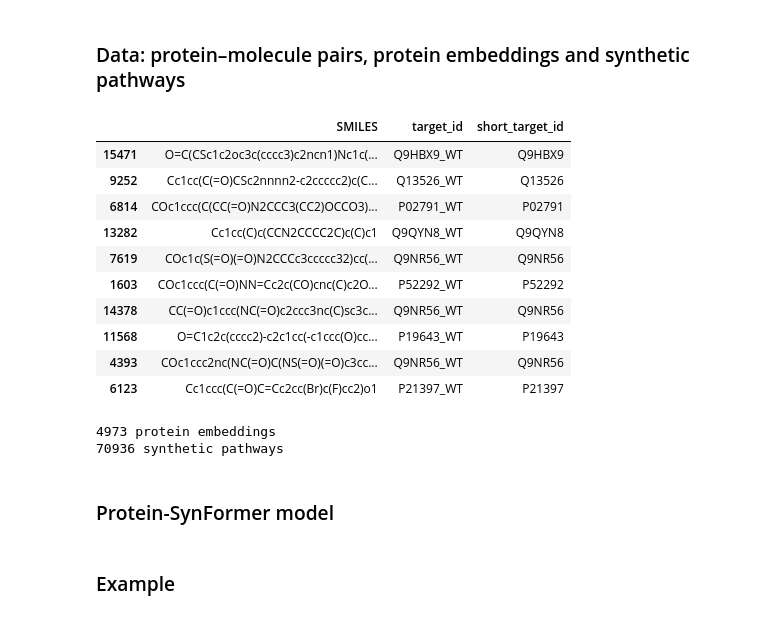
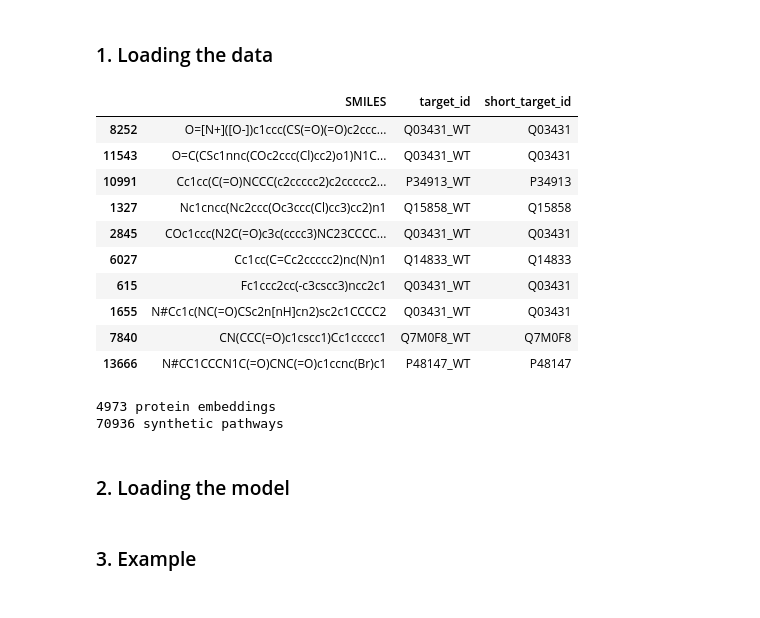
Before and after one commit to casperbroch/protein-synformer, a Jupyter notebook: Sample.ipynb, the cells around one changed output. Cells and saved outputs as stored; diff of their text form; code cells hidden in the pictures.

```diff
--- a/Sample.ipynb
+++ b/Sample.ipynb
@@ -41,30 +52,31 @@ assert os.path.exists("configs/esm.yml"), "Missing config file: configs/esm.yml"
 esm_config = OmegaConf.load("configs/esm.yml")
 # huggingface_hub.login(esm_config.hf_token)
 # %% [markdown]
-### Data: protein–molecule pairs, protein embeddings and synthetic pathways
+### 1. Loading the data
 # %%
 # Dataset paths
-protein_molecule_pairs_val_path = "data/protein_molecule_pairs/papyrus_val_19399.csv"
+# protein_molecule_pairs_path = "data/protein_molecule_pairs/papyrus_val_19399.csv"
+protein_molecule_pairs_path = "data/protein_molecule_pairs/papyrus_test_19399.csv"
 protein_embeddings_path = "data/protein_embeddings/embeddings_selection_float16_4973.pth"
 synthetic_pathways_path = "data/synthetic_pathways/filtered_pathways_370000.pth"
 # %%
-df_protein_molecule_pairs = load_protein_molecule_pairs(protein_molecule_pairs_val_path)
+df_protein_molecule_pairs = load_protein_molecule_pairs(protein_molecule_pairs_path)
 df_protein_molecule_pairs = df_protein_molecule_pairs.reset_index()
 
 # Some example entries
 df_protein_molecule_pairs.sample(10)
 # %% [output]
 |  | SMILES | target_id | short_target_id |
-| 15471 | O=C(CSc1c2oc3c(cccc3)c2ncn1)Nc1c(... | Q9HBX9_WT | Q9HBX9 |
-| 9252 | Cc1cc(C(=O)CSc2nnnn2-c2ccccc2)c(C... | Q13526_WT | Q13526 |
-| 6814 | COc1ccc(C(CC(=O)N2CCC3(CC2)OCCO3)... | P02791_WT | P02791 |
-| 13282 | Cc1cc(C)c(CCN2CCCC2C)c(C)c1 | Q9QYN8_WT | Q9QYN8 |
-| 7619 | COc1c(S(=O)(=O)N2CCCc3ccccc32)cc(... | Q9NR56_WT | Q9NR56 |
-| 1603 | COc1ccc(C(=O)NN=Cc2c(CO)cnc(C)c2O... | P52292_WT | P52292 |
-| 14378 | CC(=O)c1ccc(NC(=O)c2ccc3nc(C)sc3c... | Q9NR56_WT | Q9NR56 |
-| 11568 | O=C1c2c(cccc2)-c2c1cc(-c1ccc(O)cc... | P19643_WT | P19643 |
-| 4393 | COc1ccc2nc(NC(=O)C(NS(=O)(=O)c3cc... | Q9NR56_WT | Q9NR56 |
-| 6123 | Cc1ccc(C(=O)C=Cc2cc(Br)c(F)cc2)o1 | P21397_WT | P21397 |
+| 8252 | O=[N+]([O-])c1ccc(CS(=O)(=O)c2ccc... | Q03431_WT | Q03431 |
+| 11543 | O=C(CSc1nnc(COc2ccc(Cl)cc2)o1)N1C... | Q03431_WT | Q03431 |
+| 10991 | Cc1cc(C(=O)NCCC(c2ccccc2)c2ccccc2... | P34913_WT | P34913 |
+| 1327 | Nc1cncc(Nc2ccc(Oc3ccc(Cl)cc3)cc2)n1 | Q15858_WT | Q15858 |
+| 2845 | COc1ccc(N2C(=O)c3c(cccc3)NC23CCCC... | Q03431_WT | Q03431 |
+| 6027 | Cc1cc(C=Cc2ccccc2)nc(N)n1 | Q14833_WT | Q14833 |
+| 615 | Fc1ccc2cc(-c3cscc3)ncc2c1 | Q03431_WT | Q03431 |
+| 1655 | N#Cc1c(NC(=O)CSc2n[nH]cn2)sc2c1CCCC2 | Q03431_WT | Q03431 |
+| 7840 | CN(CCC(=O)c1cscc1)Cc1ccccc1 | Q7M0F8_WT | Q7M0F8 |
+| 13666 | N#CC1CCCN1C(=O)CNC(=O)c1ccnc(Br)c1 | P48147_WT | P48147 |
 # %%
 protein_embeddings = torch.load(protein_embeddings_path, map_location=torch.device("cpu"))
 print(len(protein_embeddings), "protein embeddings")
@@ -75,7 +87,7 @@ print(len(synthetic_pathways), "synthetic pathways")
 4973 protein embeddings
 70936 synthetic pathways
 # %% [markdown]
-### Protein-SynFormer model
+### 2. Loading the model
 # %%
 # Protein-Synformer model configs
 # config_path = "configs/prot2drug.yml"
@@ -88,7 +100,7 @@ device = "cpu"
 # %%
 model, fpindex, rxn_matrix = load_model(model_path, config_path, device)
 # %% [markdown]
-### Example
+### 3. Example
 # %%
 # Random example
 ex_smiles, ex_target_id, ex_short_target_id = df_protein_molecule_pairs.sample().iloc[0]
```
Also changed, not shown: parts of 12 cells of this notebook, 1 other file.
